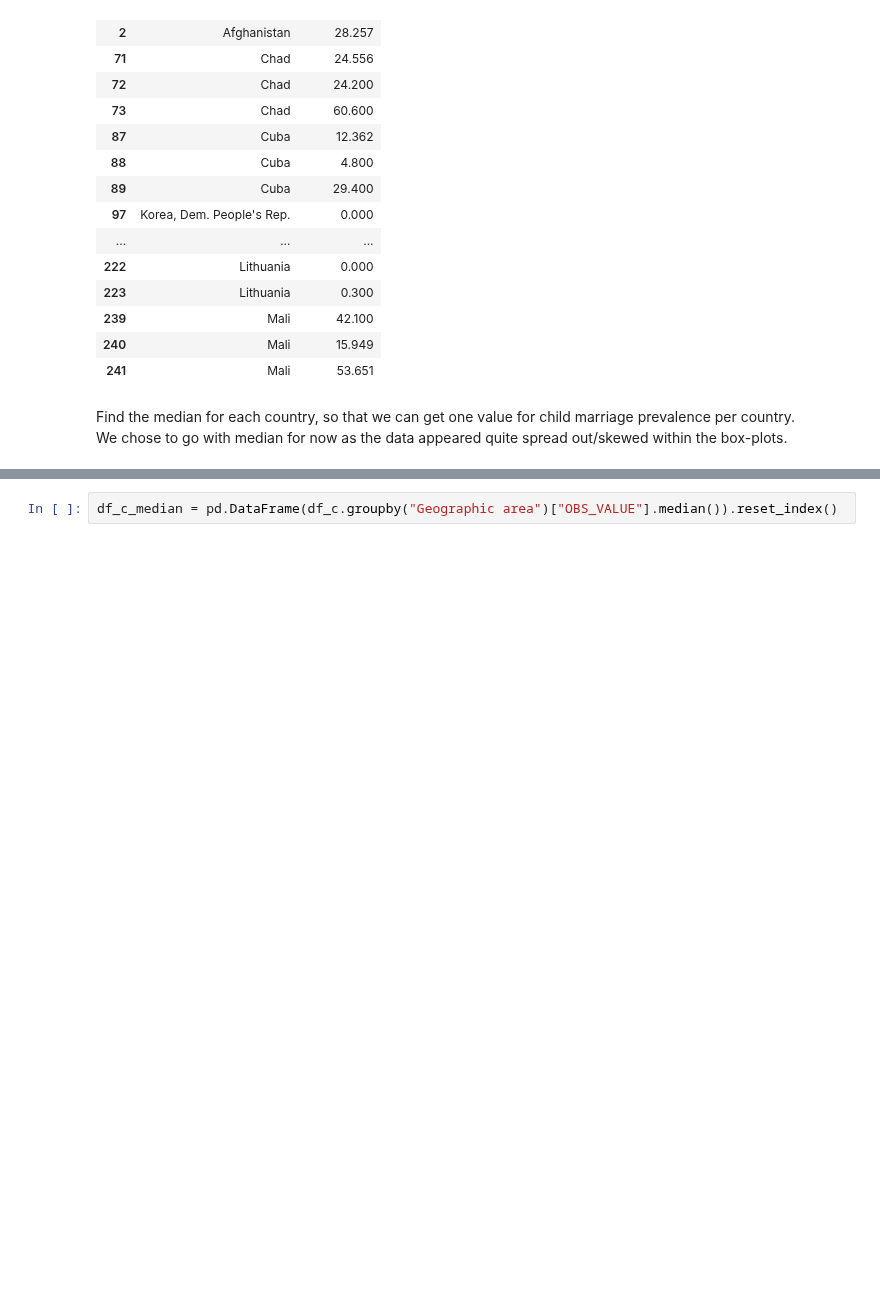
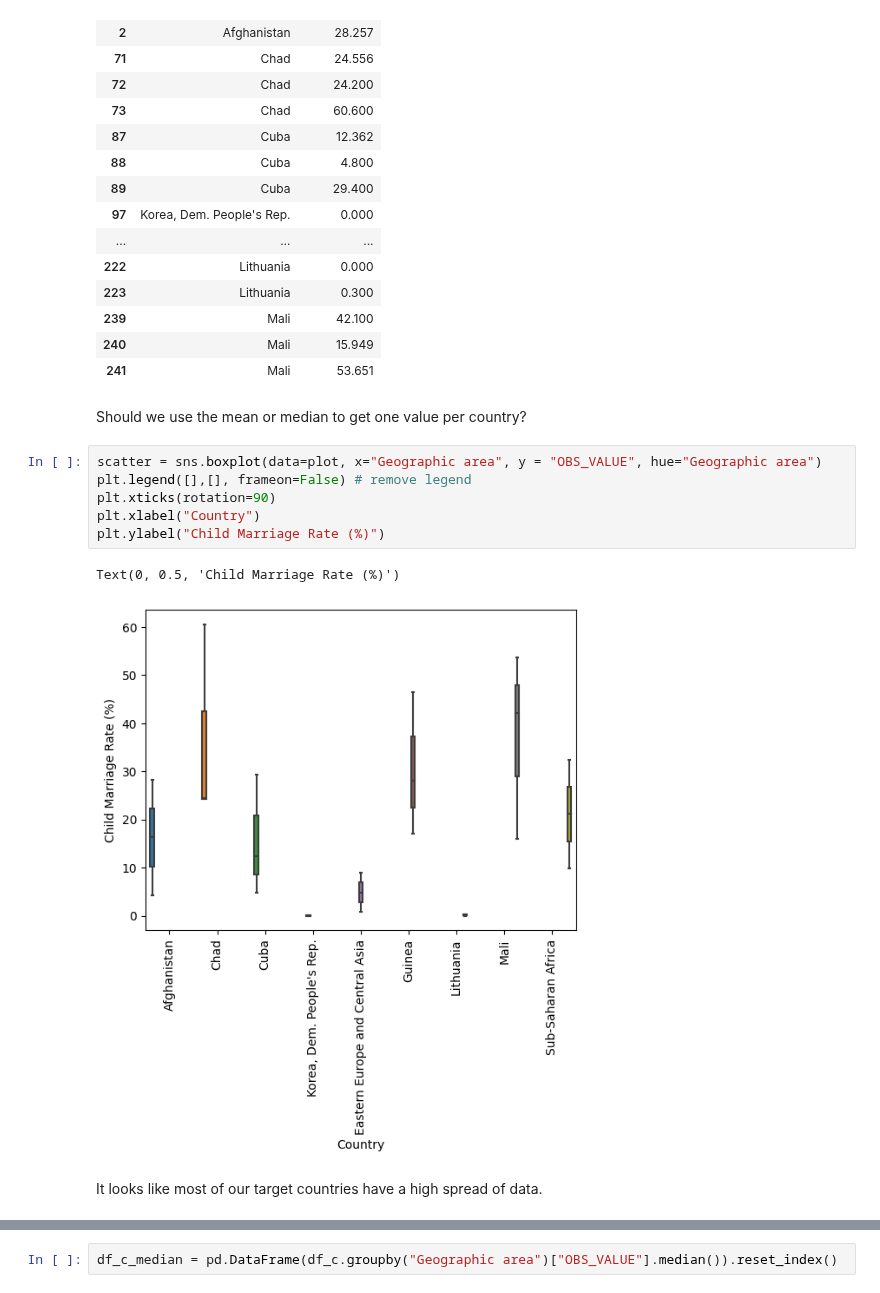
Before and after one commit to nf-97/literacy-project, a Jupyter notebook: child-marriage-dc.ipynb, the cells around one changed output, grey strips where cells are left out. Drawn from its saved outputs; the diff is of its cells as text; blank space fills up the shorter version.

Commit message:
finalised child marriage notebook

```diff
--- a/child-marriage-dc.ipynb
+++ b/child-marriage-dc.ipynb
@@ -370,6 +304,16 @@ df_c
 | 239 | Mali | 42.100 |
 | 240 | Mali | 15.949 |
 | 241 | Mali | 53.651 |
-# %% [markdown]
-Find the median for each country, so that we can get one value for child marriage prevalence per country. <br>
-We chose to go with median for now as the data appeared quite spread out/skewed within the box-plots.
+# %% [markdown]
+Should we use the mean or median to get one value per country?
+# %%
+scatter = sns.boxplot(data=plot, x="Geographic area", y = "OBS_VALUE", hue="Geographic area")
+plt.legend([],[], frameon=False) # remove legend
+plt.xticks(rotation=90)
+plt.xlabel("Country")
+plt.ylabel("Child Marriage Rate (%)")
+# %% [output]
+Text(0, 0.5, 'Child Marriage Rate (%)')
+[figure, added]
+# %% [markdown]
+It looks like most of our target countries have a high spread of data.
```
Also changed, not shown: parts of 27 cells of this notebook.
